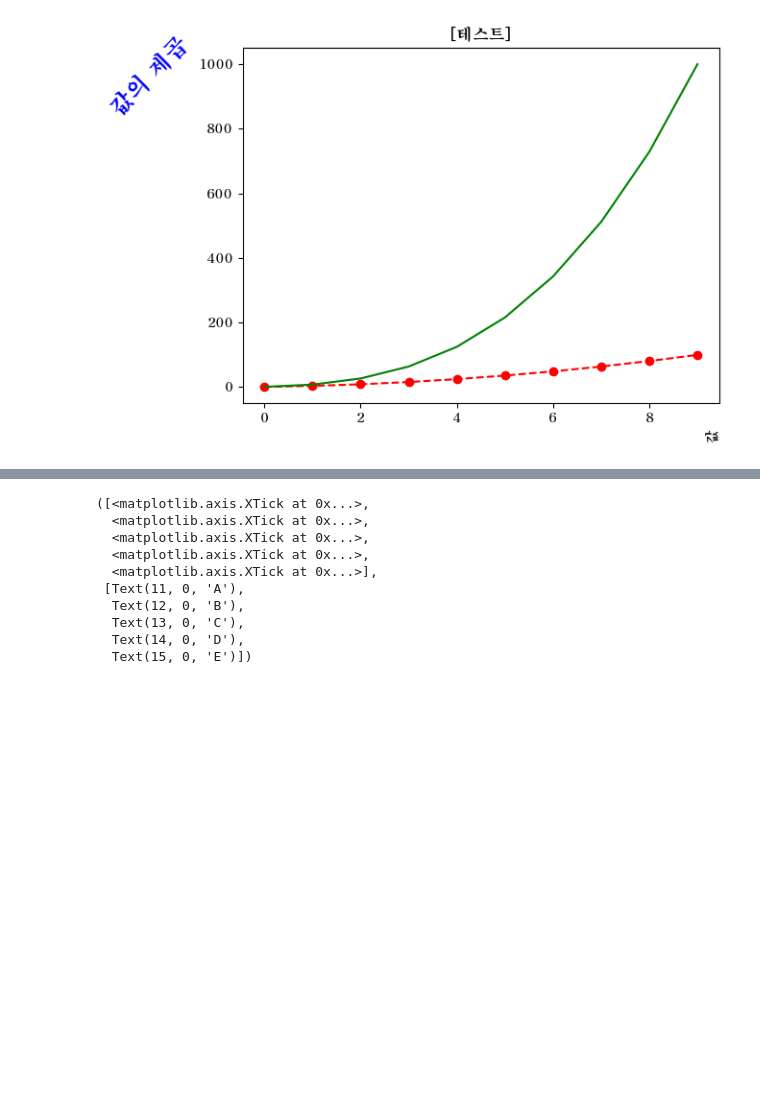
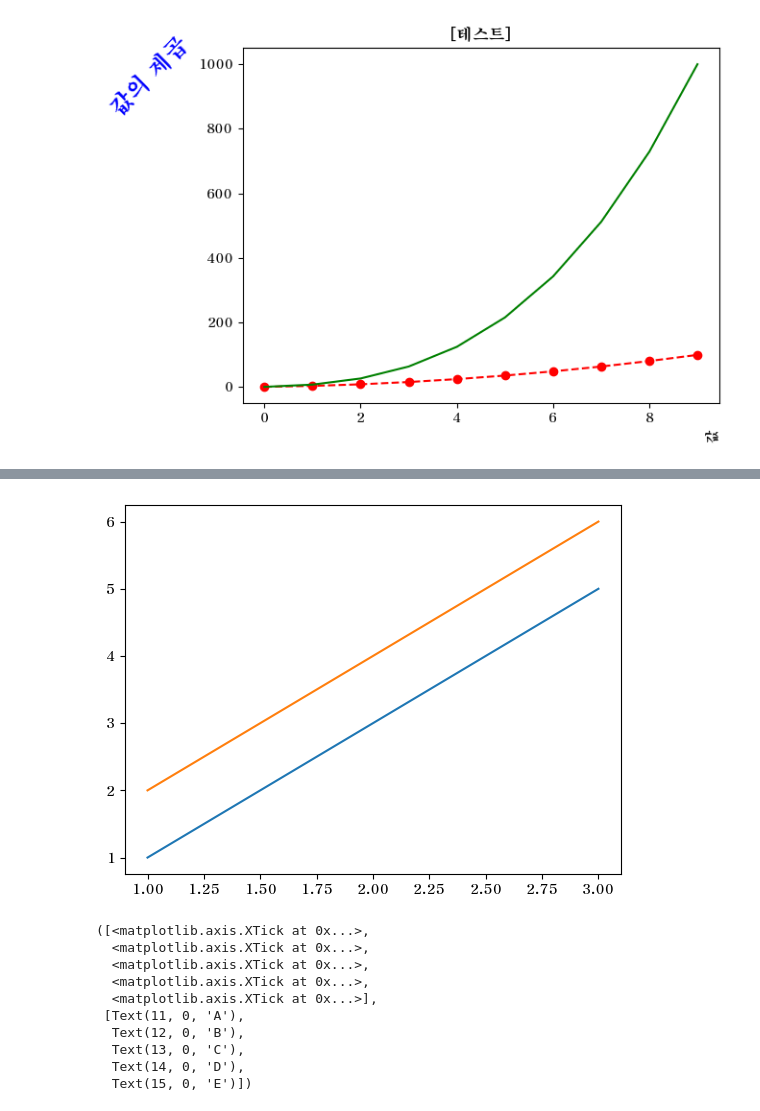
Before and after one commit to noah2397/KDT-matplotlib, a Jupyter notebook: DAY_06/ex_03_graph-checkpoint.ipynb, the cells around one changed output, grey strips where cells are left out. Saved outputs shown, nothing was run; the diff lists cells and outputs as text; code cells hidden in the pictures; blank space fills up the shorter version.

```diff
--- a/DAY_06/ex_03_graph-checkpoint.ipynb
+++ b/DAY_06/ex_03_graph-checkpoint.ipynb
@@ -50,3 +56,8 @@ Text(0, 1, '값의 제곱')
+# %%
+for col in range(y.shape[1]):
+     plt.plot(x, y[:, col])
+# %% [output]
+[figure, added]
 # %%
 # x,y 축 눈금 설정
 plt.xticks(ticks=[11,12,13,14,15],labels=['A','B','C','D','E'], color='red', backgroundcolor='black') # 눈금설정
```
Also changed, not shown: parts of 1 cell of this notebook, 8 other files.
